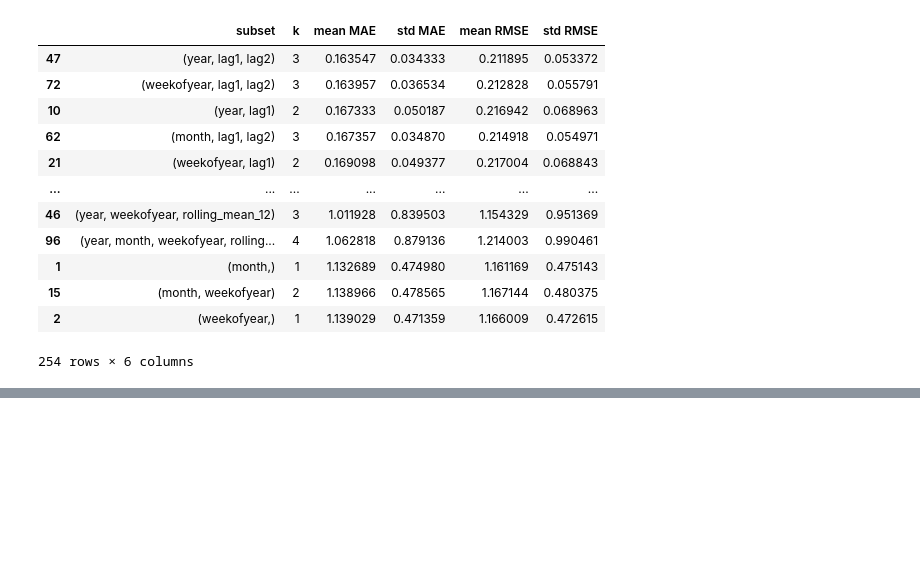
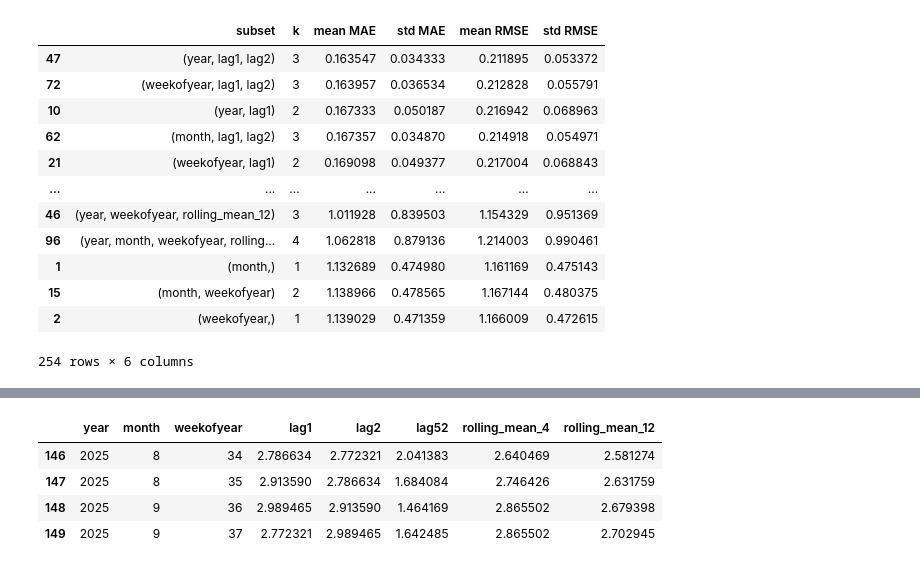
Before and after one commit to LeonardoAleee/analise_st, a Jupyter notebook: trabalho_a1.ipynb, the cells around one changed output, grey strips where cells are left out. Drawn from its saved outputs; the diff is of its cells as text; code cells hidden in the pictures; blank space fills up the shorter version.

```diff
--- a/trabalho_a1.ipynb
+++ b/trabalho_a1.ipynb
@@ -677,0 +701,8 @@ plt.show()
+# %%
+X.iloc[-4:]
+# %% [output]
+|  | year | month | weekofyear | lag1 | lag2 | lag52 | rolling_mean_4 | rolling_mean_12 |
+| 146 | 2025 | 8 | 34 | 2.786634 | 2.772321 | 2.041383 | 2.640469 | 2.581274 |
+| 147 | 2025 | 8 | 35 | 2.913590 | 2.786634 | 1.684084 | 2.746426 | 2.631759 |
+| 148 | 2025 | 9 | 36 | 2.989465 | 2.913590 | 1.464169 | 2.865502 | 2.679398 |
+| 149 | 2025 | 9 | 37 | 2.772321 | 2.989465 | 1.642485 | 2.865502 | 2.702945 |
```
Also changed, not shown: parts of 17 cells of this notebook.
